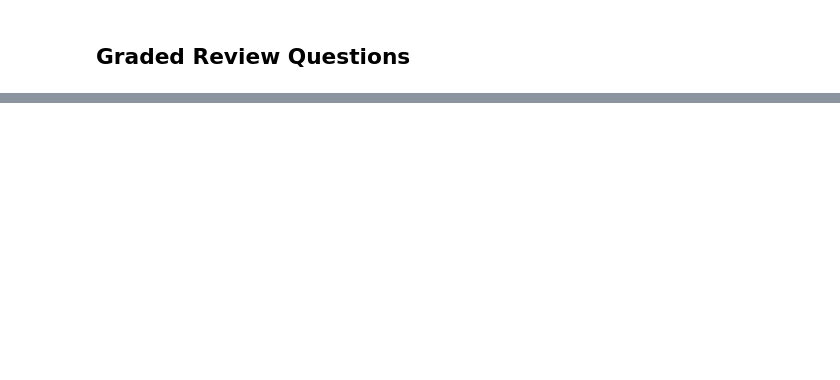
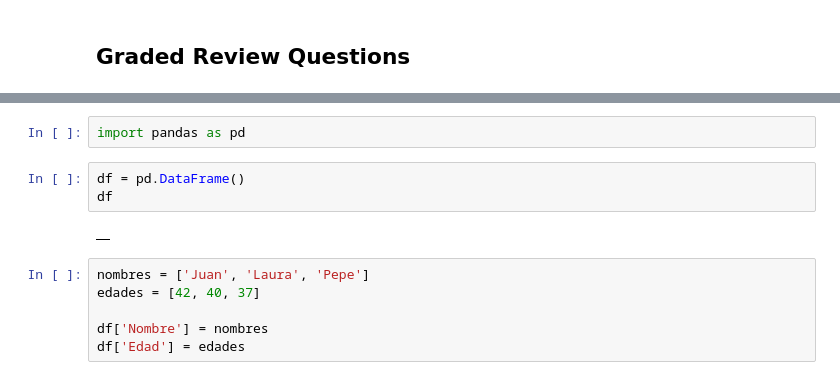
Before and after one commit to PosgradoMNA/actividades-de-aprendizaje-VictorRegueira, a Jupyter notebook: IBM_Data_Analysis_Python/Modulo2.ipynb, the cells around one changed output, grey strips where cells are left out. Saved outputs shown, nothing was run; the diff lists cells and outputs as text; blank space fills up the shorter version.

```diff
--- a/IBM_Data_Analysis_Python/Modulo2.ipynb
+++ b/IBM_Data_Analysis_Python/Modulo2.ipynb
@@ -75,0 +78,13 @@ No podemos hacer análisis con objetos/strings
+# %%
+import pandas as pd
+# %%
+df = pd.DataFrame()
+df
+# %% [output]
+|  |
+# %%
+nombres = ['Juan', 'Laura', 'Pepe']
+edades = [42, 40, 37]
+
+df['Nombre'] = nombres
+df['Edad'] = edades
```
Also changed, not shown: parts of 3 cells of this notebook.
